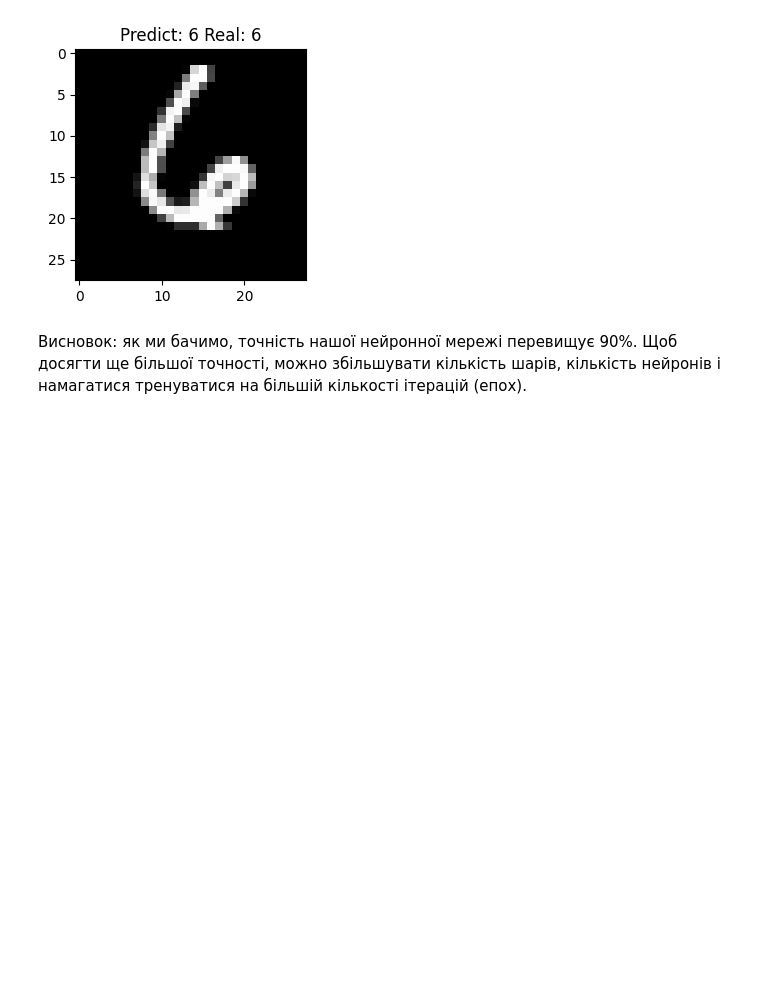
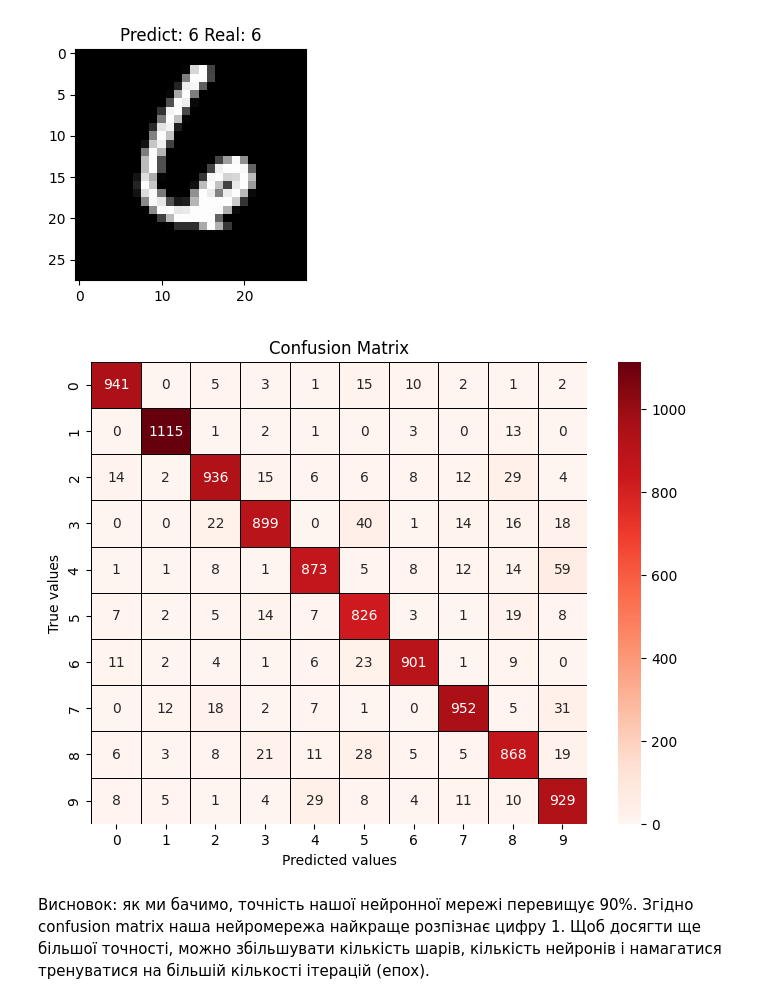
Before and after one commit to OleksiiLatypov/Data_Science_Homeworks, a Jupyter notebook: DS_HW_8/DS_HW_8.ipynb, the cells around one changed output. Cells and saved outputs as stored; diff of their text form; code cells hidden in the pictures; blank space fills up the shorter version.

```diff
--- a/DS_HW_8/DS_HW_8.ipynb
+++ b/DS_HW_8/DS_HW_8.ipynb
@@ -282,5 +282,22 @@ for i in range(5):
 [figure]
 [figure]
 [figure]
+# %%
+from sklearn.metrics import confusion_matrix
+import seaborn as sns
+
+y_pred = neural_net(x_test)
+predicted_labels = tf.argmax(y_pred, axis=1).numpy()
+
+cm = confusion_matrix(y_test, predicted_labels)
+
+plt.figure(figsize=(8, 6))
+sns.heatmap(cm, annot=True, fmt="d", cmap="Reds", xticklabels=range(10), yticklabels=range(10), linewidths=0.5, linecolor="black")
+plt.title("Confusion Matrix")
+plt.xlabel("Predicted values")
+plt.ylabel("True values")
+plt.show()
+# %% [output]
+[figure, added]
 # %% [markdown]
-Висновок: як ми бачимо, точність нашої нейронної мережі перевищує 90%. Щоб досягти ще більшої точності, можно збільшувати кількість шарів, кількість нейронів і намагатися тренуватися на більшій кількості ітерацій (епох).
+Висновок: як ми бачимо, точність нашої нейронної мережі перевищує 90%. Згідно сonfusion matrix наша нейромережа найкраще розпізнає цифру 1. Щоб досягти ще більшої точності, можно збільшувати кількість шарів, кількість нейронів і намагатися тренуватися на більшій кількості ітерацій (епох).
```
